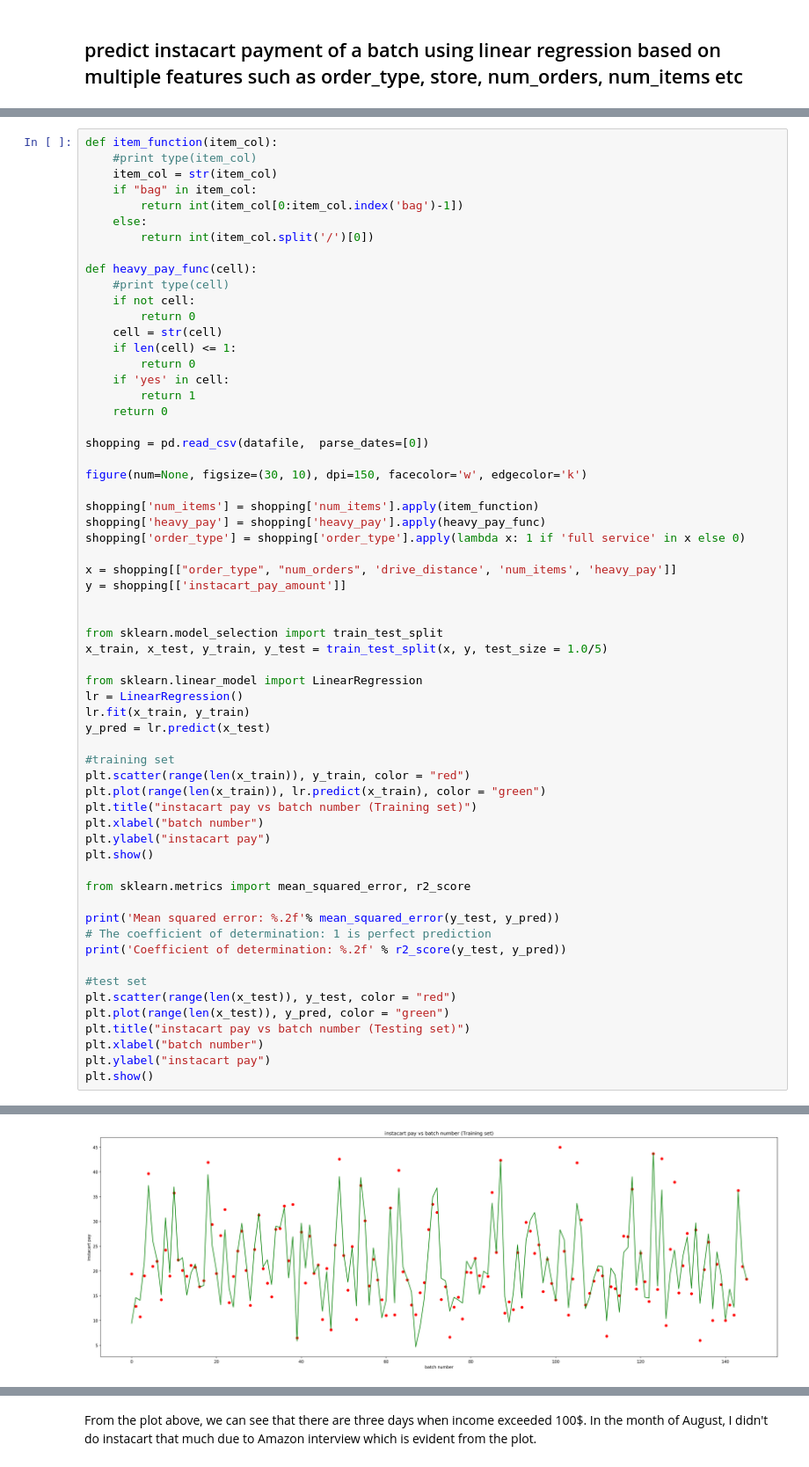
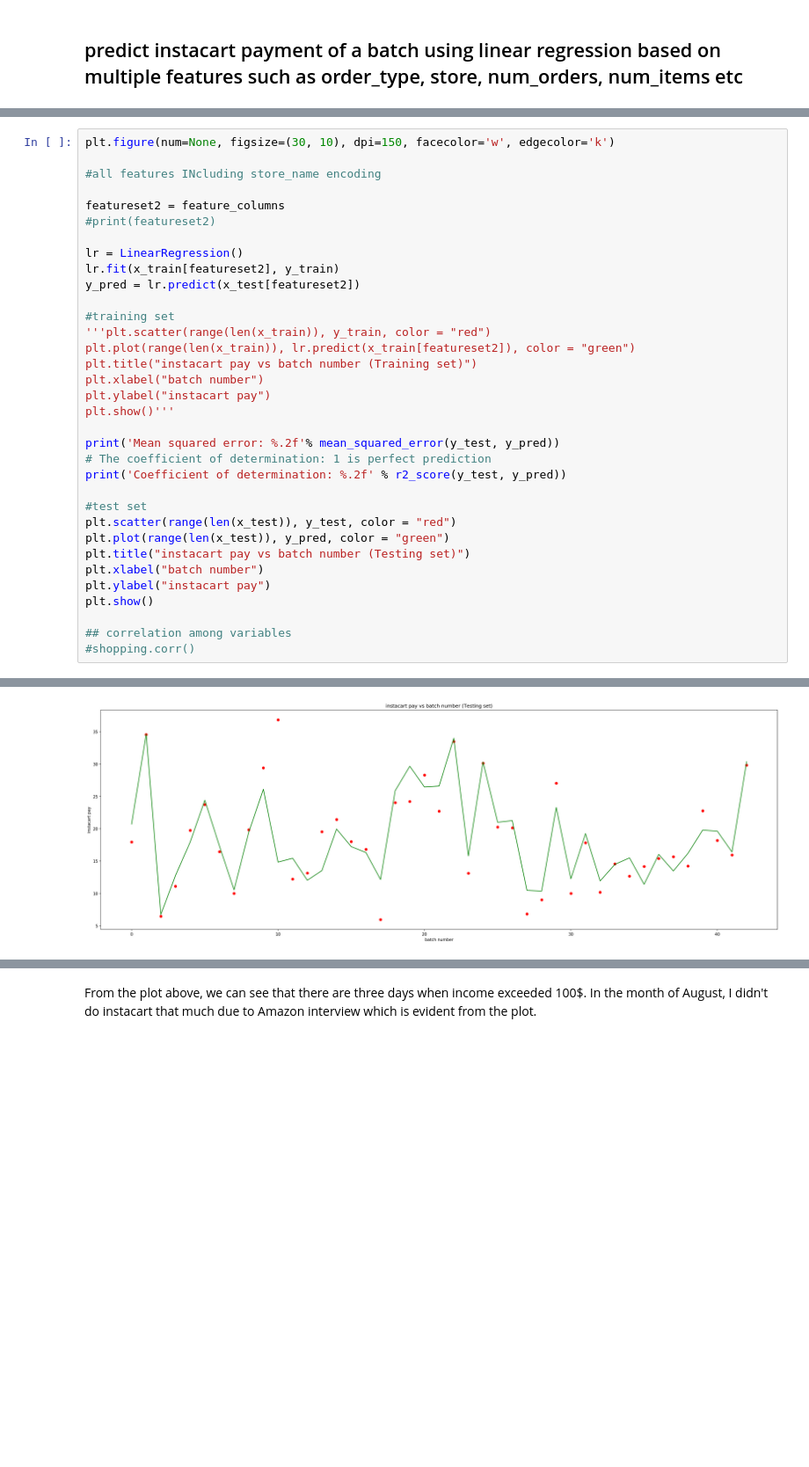
Before and after one commit to Shadek07/gig_data_analysis, a Jupyter notebook: instacart_shopper_data_analysis.ipynb, the cells around one changed output, grey strips where cells are left out. Shown at 88% size. Saved outputs shown, nothing was run; the diff lists cells and outputs as text; blank space fills up the shorter version.

```diff
--- a/instacart_shopper_data_analysis.ipynb
+++ b/instacart_shopper_data_analysis.ipynb
@@ -330,52 +453,22 @@ From the box plots of instacart_pay_amount and total_pay, customer's tip has mad
 # %%
-def item_function(item_col):
-    #print type(item_col)
-    item_col = str(item_col)
-    if "bag" in item_col:
-        return int(item_col[0:item_col.index('bag')-1])
-    else:
-        return int(item_col.split('/')[0])
+plt.figure(num=None, figsize=(30, 10), dpi=150, facecolor='w', edgecolor='k')
 
-def heavy_pay_func(cell):
-    #print type(cell)
-    if not cell:
-        return 0
-    cell = str(cell)
-    if len(cell) <= 1:
-        return 0
-    if 'yes' in cell:
-        return 1
-    return 0
+#all features INcluding store_name encoding
 
-shopping = pd.read_csv(datafile,  parse_dates=[0])
+featureset2 = feature_columns
+#print(featureset2)
 
-figure(num=None, figsize=(30, 10), dpi=150, facecolor='w', edgecolor='k')
-
-shopping['num_items'] = shopping['num_items'].apply(item_function)
-shopping['heavy_pay'] = shopping['heavy_pay'].apply(heavy_pay_func)
-shopping['order_type'] = shopping['order_type'].apply(lambda x: 1 if 'full service' in x else 0)
-
-x = shopping[["order_type", "num_orders", 'drive_distance', 'num_items', 'heavy_pay']]
-y = shopping[['instacart_pay_amount']]
-
-
-from sklearn.model_selection import train_test_split
-x_train, x_test, y_train, y_test = train_test_split(x, y, test_size = 1.0/5)
-
-from sklearn.linear_model import LinearRegression
 lr = LinearRegression()
-lr.fit(x_train, y_train)
-y_pred = lr.predict(x_test)
+lr.fit(x_train[featureset2], y_train)
+y_pred = lr.predict(x_test[featureset2])
 
 #training set
-plt.scatter(range(len(x_train)), y_train, color = "red")
-plt.plot(range(len(x_train)), lr.predict(x_train), color = "green")
+'''plt.scatter(range(len(x_train)), y_train, color = "red")
+plt.plot(range(len(x_train)), lr.predict(x_train[featureset2]), color = "green")
 plt.title("instacart pay vs batch number (Training set)")
 plt.xlabel("batch number")
 plt.ylabel("instacart pay")
-plt.show()
-
-from sklearn.metrics import mean_squared_error, r2_score
+plt.show()'''
 
 print('Mean squared error: %.2f'% mean_squared_error(y_test, y_pred))
 # The coefficient of determination: 1 is perfect prediction
@@ -388,4 +481,7 @@ plt.title("instacart pay vs batch number (Testing set)")
 plt.xlabel("batch number")
 plt.ylabel("instacart pay")
 plt.show()
+
+## correlation among variables
+#shopping.corr()
 # %% [output]
@@ -392 +490 @@ plt.show()
-[figure, old version]
+[figure, new version]
```
Also changed, not shown: parts of 55 cells of this notebook.
